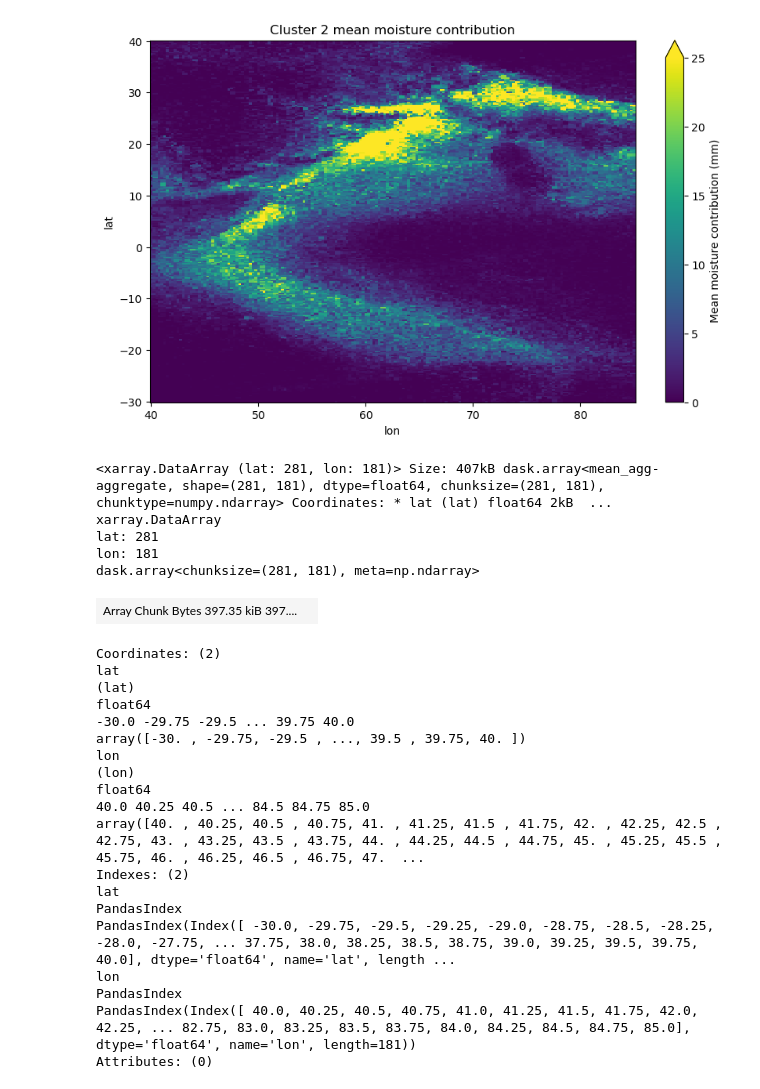
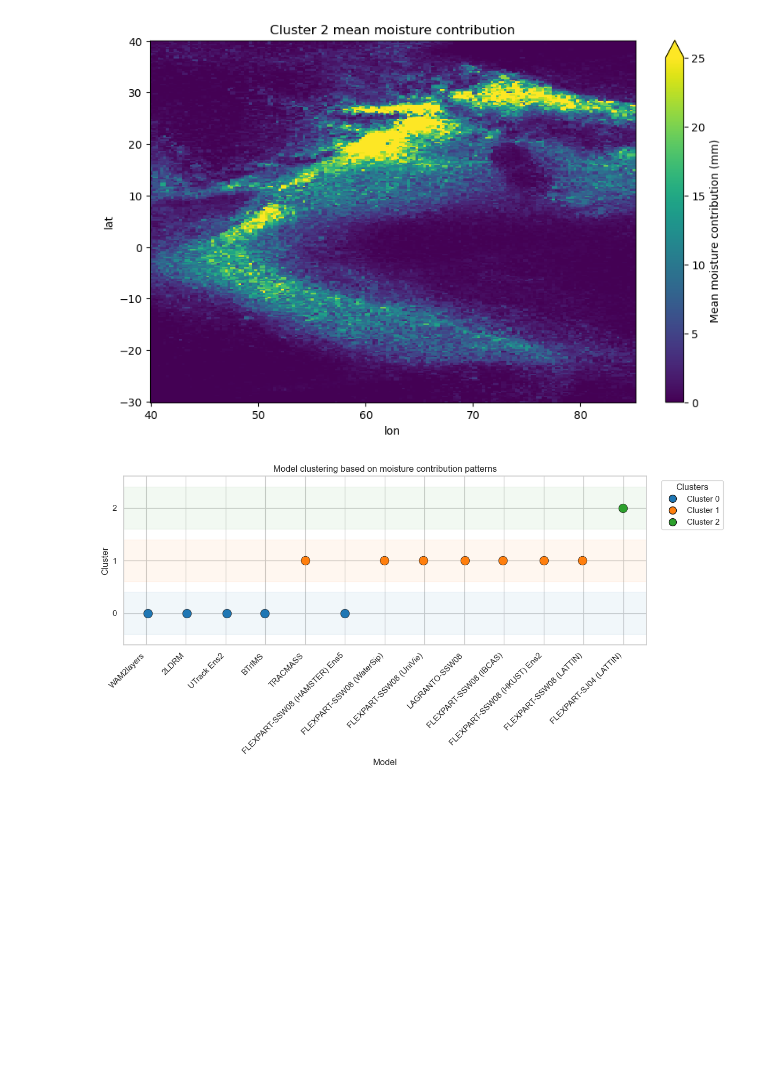
Before and after one commit to Moisture-tracking-community/INSPIRE, a Jupyter notebook: Figure8_Clustering.ipynb, the cells around one changed output. Saved outputs shown, nothing was run; the diff lists cells and outputs as text; code cells hidden in the pictures; blank space fills up the shorter version.

Commit message:
Add plot on clustering

```diff
--- a/Figure8_Clustering.ipynb
+++ b/Figure8_Clustering.ipynb
@@ -141,29 +141,42 @@ for cluster in np.unique(labels):
 [figure]
 [figure]
 # %%
+#Make a nicer plot to show which models are in which cluster
+import seaborn as sns
+sns.set(style="whitegrid", context="notebook")
+plt.figure(figsize=(12, 6))
+# Colors for clusters
+palette = sns.color_palette("tab10", n_colors=len(np.unique(labels)))
+x = np.arange(len(all_maps.data_vars))
+# add a small jitter so labels don't overlap
+jitter = (np.random.rand(len(x)) - 0.5) * 0.08
+for i, model in enumerate(all_maps.data_vars):
+    plt.scatter(i + jitter[i], labels[i], s=140,
+                color=palette[labels[i]], edgecolor='k', linewidth=0.6)
+# draw horizontal bands for each cluster
+for cluster in np.unique(labels):
+    plt.axhspan(cluster - 0.4, cluster + 0.4,
+                color=palette[cluster], alpha=0.06)
+
+# Annotate model names below the x-axis and rotate
+plt.xticks(x, all_maps.data_vars, rotation=45, ha='right')
+# show integer y ticks for cluster indices
+plt.yticks(np.unique(labels))
+plt.ylim(-0.6, np.max(labels) + 0.6)
+plt.xlabel("Model")
+plt.ylabel("Cluster")
+plt.title("Model clustering based on moisture contribution patterns")
+# build a compact legend showing cluster colors
+handles = [plt.Line2D([0], [0], marker='o', color='w', label=f'Cluster {c}',
+                     markerfacecolor=palette[c], markersize=10, markeredgecolor='k')
+           for c in np.unique(labels)]
+plt.legend(handles=handles, title="Clusters", bbox_to_anchor=(1.02, 1), loc='upper left')
+plt.tight_layout()
+# save figure to figures path if available
+try:
+    plt.savefig(figure_path + '/cluster_assignment.png', dpi=150, bbox_inches='tight')
+except Exception:
+    pass
+plt.show()
 # %% [output]
-<xarray.DataArray (lat: 281, lon: 181)> Size: 407kB dask.array<mean_agg-aggregate, shape=(281, 181), dtype=float64, chunksize=(281, 181), chunktype=numpy.ndarray> Coordinates: * lat (lat) float64 2kB  ...
-xarray.DataArray
-lat: 281
-lon: 181
-dask.array<chunksize=(281, 181), meta=np.ndarray>
-| Array Chunk Bytes 397.35 kiB 397.... |  |
-Coordinates: (2)
-lat
-(lat)
-float64
--30.0 -29.75 -29.5 ... 39.75 40.0
-array([-30. , -29.75, -29.5 , ..., 39.5 , 39.75, 40. ])
-lon
-(lon)
-float64
-40.0 40.25 40.5 ... 84.5 84.75 85.0
-array([40. , 40.25, 40.5 , 40.75, 41. , 41.25, 41.5 , 41.75, 42. , 42.25, 42.5 , 42.75, 43. , 43.25, 43.5 , 43.75, 44. , 44.25, 44.5 , 44.75, 45. , 45.25, 45.5 , 45.75, 46. , 46.25, 46.5 , 46.75, 47.  ...
-Indexes: (2)
-lat
-PandasIndex
-PandasIndex(Index([ -30.0, -29.75, -29.5, -29.25, -29.0, -28.75, -28.5, -28.25, -28.0, -27.75, ... 37.75, 38.0, 38.25, 38.5, 38.75, 39.0, 39.25, 39.5, 39.75, 40.0], dtype='float64', name='lat', length ...
-lon
-PandasIndex
-PandasIndex(Index([ 40.0, 40.25, 40.5, 40.75, 41.0, 41.25, 41.5, 41.75, 42.0, 42.25, ... 82.75, 83.0, 83.25, 83.5, 83.75, 84.0, 84.25, 84.5, 84.75, 85.0], dtype='float64', name='lon', length=181))
-Attributes: (0)
+[figure, added]
```
